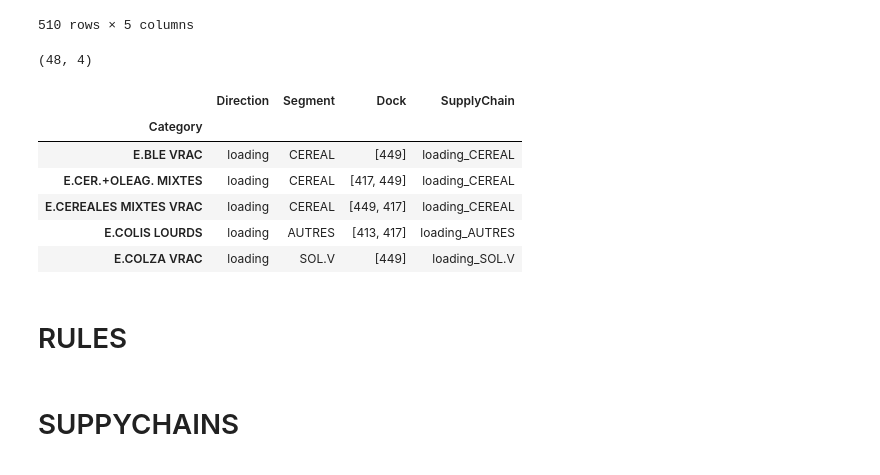
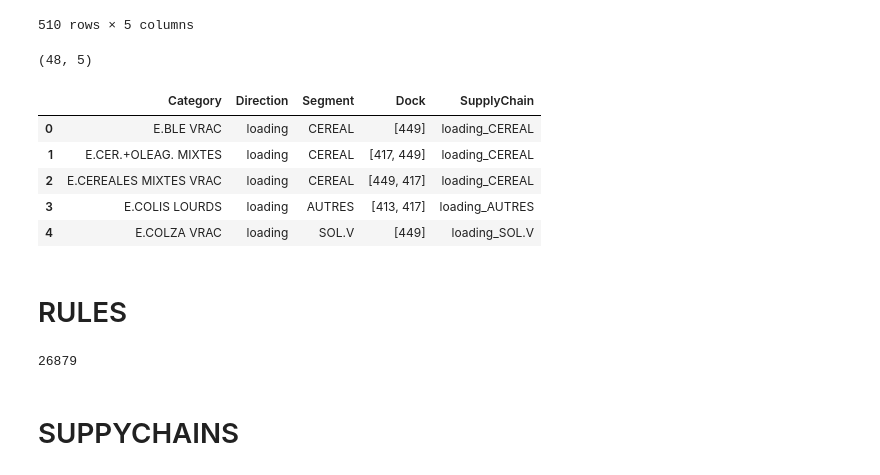
Before and after one commit to pixel-ports/pas_modelling, a Jupyter notebook: tools/parametersSet_builder/paraSet_builder.ipynb, the cells around one changed output. Drawn from its saved outputs; the diff is of its cells as text; code cells hidden in the pictures.

Commit message:
ParaSetBuilder update
Rules.j ok, SC.j en cours

```diff
--- a/tools/parametersSet_builder/paraSet_builder.ipynb
+++ b/tools/parametersSet_builder/paraSet_builder.ipynb
@@ -134,10 +149,10 @@ flatten("./filtrat_IH.json")
 #CHARGEMENT
 
 
-with open("./IH_data/IH_2018.json") as json_file:
+with open("../IH_converter/IH_data/IH_2018.json") as json_file:
     ih_df = json.load(json_file)
 
-ih_df = json_normalize(
+ih_df = pd.json_normalize(
     ih_df[0]["records"], #On filtre sur 0 car on a un seul terminal présent
     sep="__"
 )
@@ -173,20 +188,21 @@ load.columns = nomsColonnes
 unload = ih_df.loc[:, ["unloading_cargo_fiscal_type", "unloading_cargo_type", "unloading_berth", "unloading_tonnage", "operation"]]
 unload.columns = nomsColonnes
 
-cargo_df = pd.concat([load, unload])
+data = pd.concat([load, unload])
 
-cargo_df.replace({"":np.nan, 0:np.nan}, inplace=True)
-cargo_df.dropna(subset=["Segment", "Category", "Dock", "Amount", "Direction"], inplace=True)
+data.replace({"":np.nan, 0:np.nan}, inplace=True)
+data.dropna(subset=["Segment", "Category", "Dock", "Amount", "Direction"], inplace=True)
 
 col= ["Dock", "Amount"]
-cargo_df[col] = cargo_df[col].astype('int32')
+data[col] = data[col].astype('int32')
+data["Dock"] = data["Dock"].astype('str') #On conserve la première conversion en int pr ne pas avoir les traces du passage par float
 
 # Pr la direction, on ne peut pas selectionner le cas le plus fréquent (comme pr segment), mais on doit forcer
-cargo_df.loc[cargo_df.Category.str.startswith("E"), "Direction"] = "loading"
-cargo_df.loc[cargo_df.Category.str.startswith("I"), "Direction"] = "unloading"
+data.loc[data.Category.str.startswith("E"), "Direction"] = "loading"
+data.loc[data.Category.str.startswith("I"), "Direction"] = "unloading"
 
 
-cargo_df
+data
 # %% [output]
 |  | Segment | Category | Dock | Amount | Direction |
 | 3 | LIQ.V | E.HUILE TOURNESOL | 436 | 2424 | loading |
@@ -204,28 +220,27 @@ cargo_df
 # %%
 # RESHAPING
 
-cargo_agg = pd.DataFrame(
-    cargo_df.groupby(["Category", "Direction"])["Segment"].agg(lambda x:x.value_counts().index[0]) #On prend uniquement la valeur la plus fréquence (possible égalité)
+data_core = pd.DataFrame(
+    data.groupby(["Category", "Direction"])["Segment"].agg(lambda x:x.value_counts().index[0]) #On prend uniquement la valeur la plus fréquence (possible égalité)
 )
 
-cargo_agg.insert(1, "Dock",
-                 cargo_df.groupby(["Category", "Direction"])["Dock"].apply(lambda x: pd.unique(x).tolist())) #On passe en valeur la liste de tous les docks ayant correspondus
+data_core.insert(1, "Dock",
+                 data.groupby(["Category", "Direction"])["Dock"].apply(lambda x: pd.unique(x).tolist())) #On passe en valeur la liste de tous les docks ayant correspondus
 
-cargo_agg.reset_index(level="Direction", inplace= True)
+data_core.reset_index(inplace= True)
 
-cargo_agg["SupplyChain"]= cargo_agg["Direction"] + '_' + cargo_agg["Segment"]
+data_core["SupplyChain"]= data_core["Direction"] + '_' + data_core["Segment"]
 
 
-cargo_agg.shape
-cargo_agg.head()
+data_core.shape
+data_core.head()
 # %% [output]
-(48, 4)
+(48, 5)
-|  | Direction | Segment | Dock | SupplyChain |
-| Category |  |  |  |  |
-| E.BLE VRAC | loading | CEREAL | [449] | loading_CEREAL |
-| E.CER.+OLEAG. MIXTES | loading | CEREAL | [417, 449] | loading_CEREAL |
-| E.CEREALES MIXTES VRAC | loading | CEREAL | [449, 417] | loading_CEREAL |
-| E.COLIS LOURDS | loading | AUTRES | [413, 417] | loading_AUTRES |
-| E.COLZA VRAC | loading | SOL.V | [449] | loading_SOL.V |
+|  | Category | Direction | Segment | Dock | SupplyChain |
+| 0 | E.BLE VRAC | loading | CEREAL | [449] | loading_CEREAL |
+| 1 | E.CER.+OLEAG. MIXTES | loading | CEREAL | [417, 449] | loading_CEREAL |
+| 2 | E.CEREALES MIXTES VRAC | loading | CEREAL | [449, 417] | loading_CEREAL |
+| 3 | E.COLIS LOURDS | loading | AUTRES | [413, 417] | loading_AUTRES |
+| 4 | E.COLZA VRAC | loading | SOL.V | [449] | loading_SOL.V |
 # %% [markdown]
 # RULES
@@ -232,2 +278,7 @@ cargo_agg.head()
+# %%
+with open("RULES_autoTemplate.json", "w") as f:
+        f.write(json.dumps(RULES, indent=4, ensure_ascii=False))
+# %% [output]
+26879
 # %% [markdown]
 # SUPPYCHAINS
```
Also changed, not shown: parts of 14 cells of this notebook, 1 other file.
